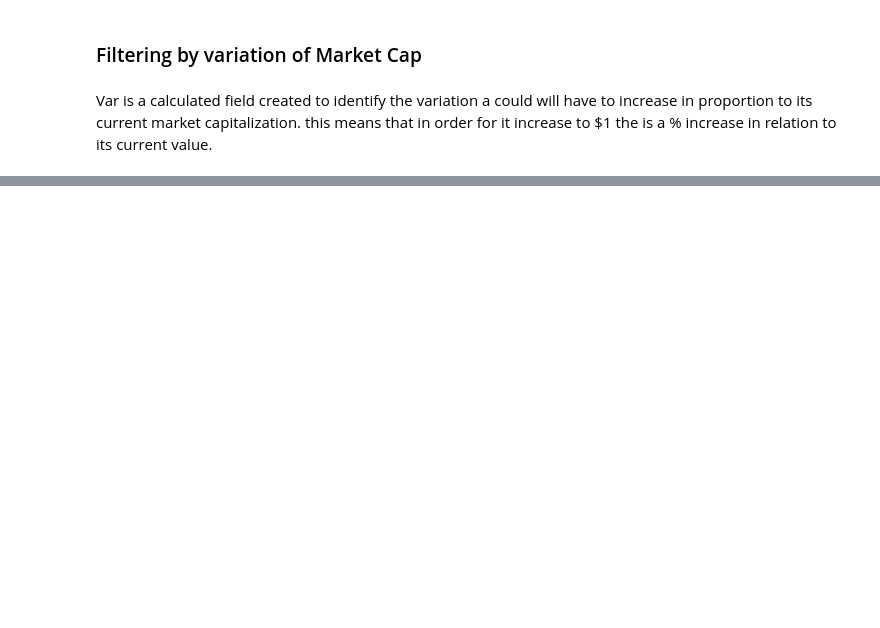
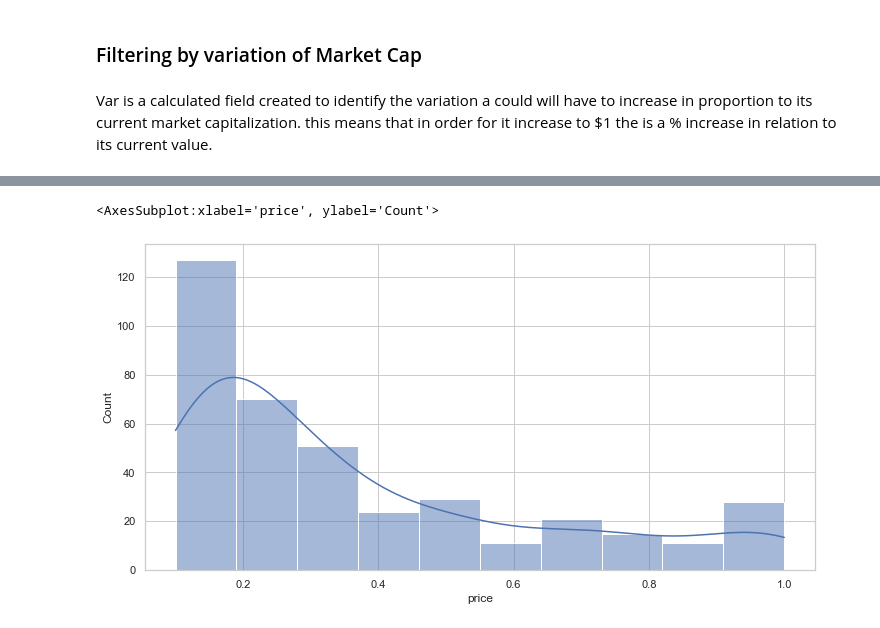
Before and after one commit to Chelechepe/Project_VI-Final_Project, a Jupyter notebook: EDA - selecting our crypto to Analyze.ipynb, the cells around one changed output, grey strips where cells are left out. Drawn from its saved outputs; the diff is of its cells as text; code cells hidden in the pictures; blank space fills up the shorter version.

```diff
--- a/EDA - selecting our crypto to Analyze.ipynb
+++ b/EDA - selecting our crypto to Analyze.ipynb
@@ -264,0 +282,12 @@ df_altcoin.to_csv(".\\output\\df_altcoin.csv")
+# %%
+%matplotlib inline
+%config Inlinebackend.figure_format= 'retina'
+
+sns.set_context("poster")
+sns.set(rc={"figure.figsize": (12.,6.)})
+sns.set_style("whitegrid")
+# %%
+sns.histplot(data=df_altcoin['price'],kde=True)
+# %% [output]
+<AxesSubplot:xlabel='price', ylabel='Count'>
+[figure, added]
```
Also changed, not shown: parts of 12 cells of this notebook, 1 other file.
